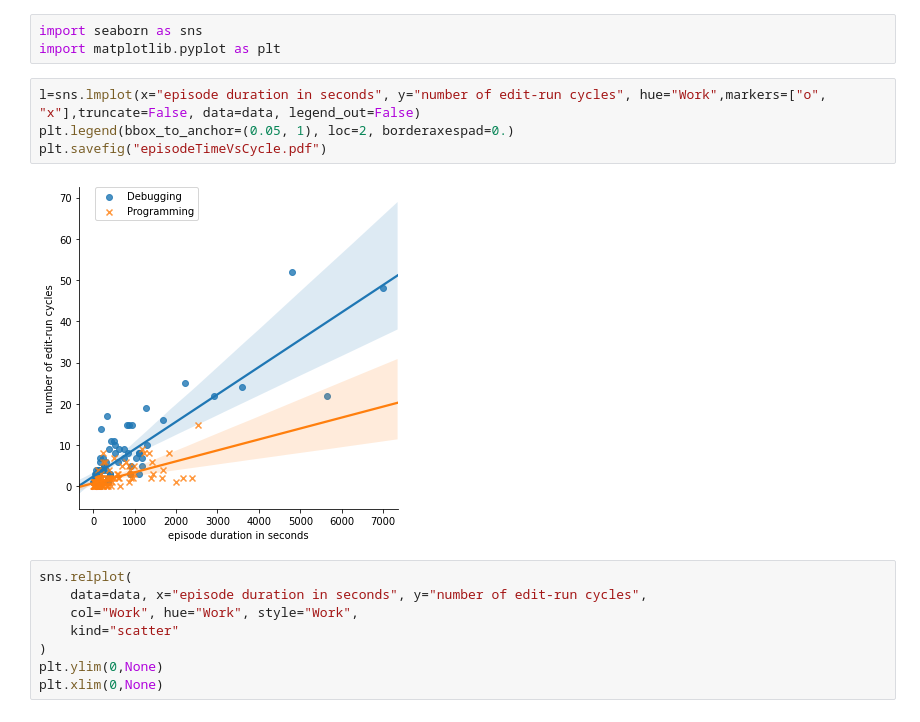
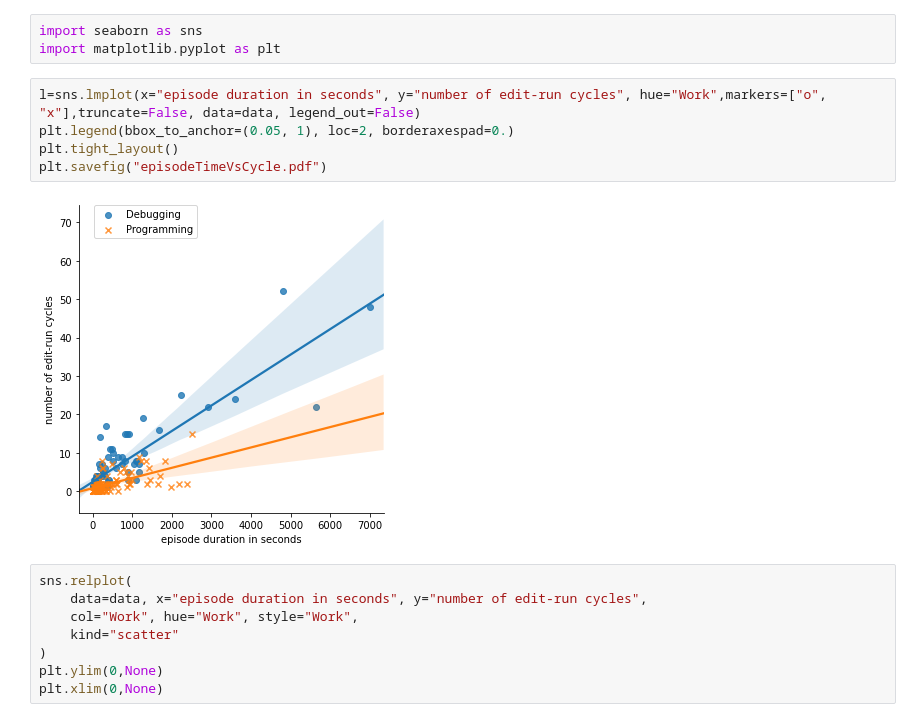
Before and after one commit to Alaboudi1/editRunCyclesAnalysis, a Jupyter notebook: ploting.ipynb, the cells around one changed output. Saved outputs shown, nothing was run; the diff lists cells and outputs as text.

```diff
--- a/ploting.ipynb
+++ b/ploting.ipynb
@@ -7,9 +7,10 @@ import matplotlib.pyplot as plt
 # %%
 l=sns.lmplot(x="episode duration in seconds", y="number of edit-run cycles", hue="Work",markers=["o", "x"],truncate=False, data=data, legend_out=False)
 plt.legend(bbox_to_anchor=(0.05, 1), loc=2, borderaxespad=0.)
+plt.tight_layout()
 plt.savefig("episodeTimeVsCycle.pdf")
 # %% [output]
-[figure, old version]
+[figure, new version]
 # %%
 sns.relplot(
     data=data, x="episode duration in seconds", y="number of edit-run cycles",
```
Also changed, not shown: 4 other files.
